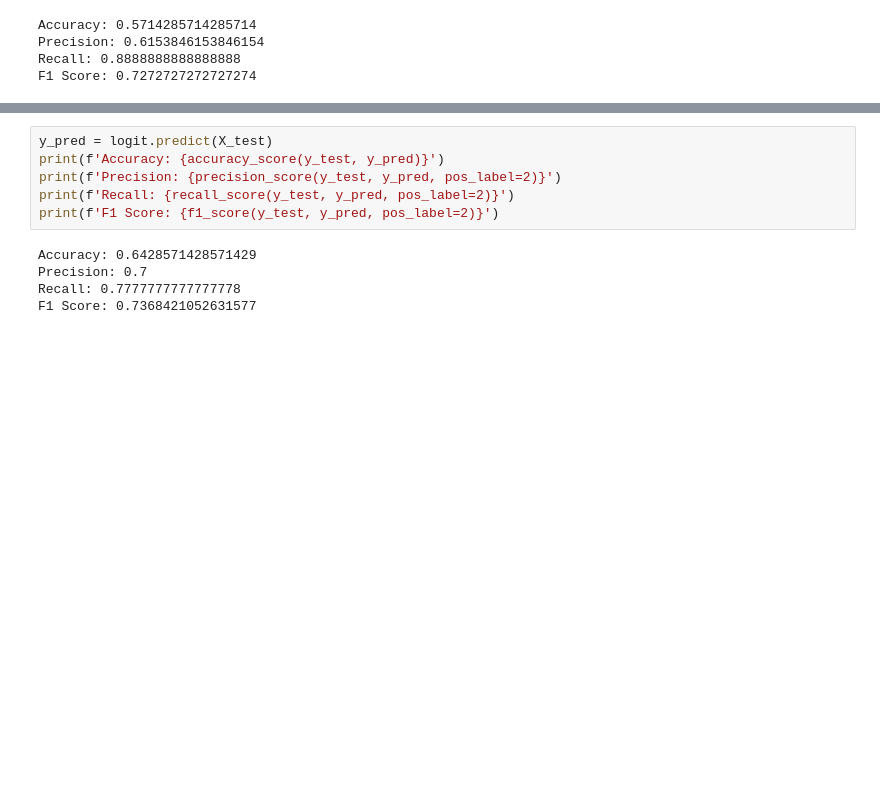
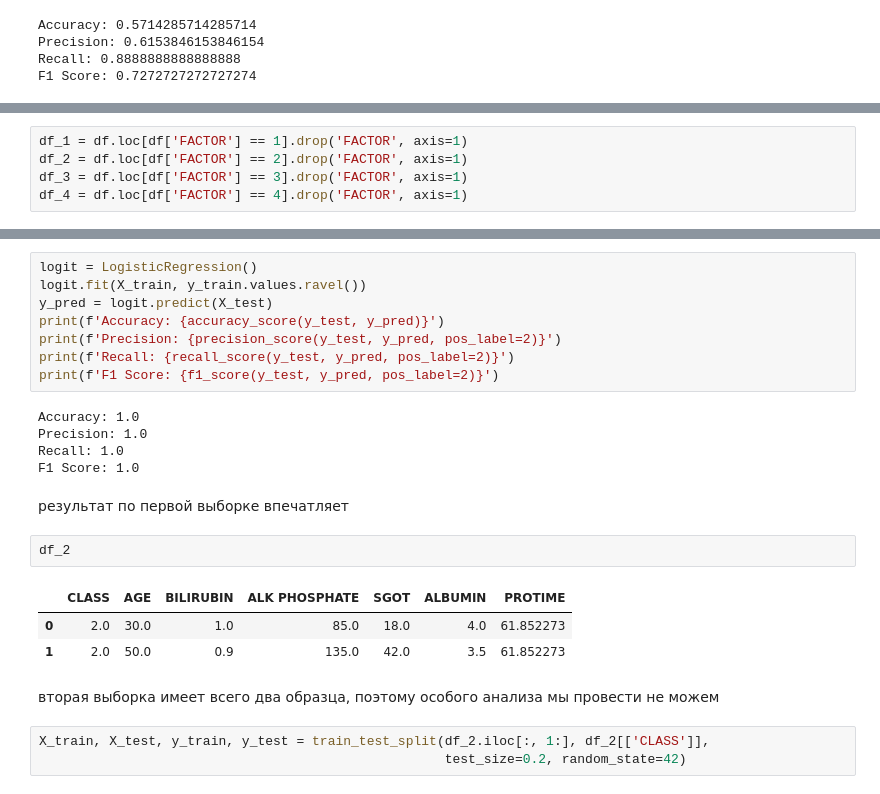
Before and after one commit to andrey13771/sophomore-labs, a Jupyter notebook: julia_lab2.ipynb, the cells around one changed output, grey strips where cells are left out. Cells and saved outputs as stored; diff of their text form; blank space fills up the shorter version.

```diff
--- a/julia_lab2.ipynb
+++ b/julia_lab2.ipynb
@@ -157 +169,6 @@ df_scaled.iloc[:, [1, 4, 5, 6, 7, 8]] = sc.fit_transform(df.iloc[:, [1, 4, 5, 6,
+# %%
+df_1 = df.loc[df['FACTOR'] == 1].drop('FACTOR', axis=1)
+df_2 = df.loc[df['FACTOR'] == 2].drop('FACTOR', axis=1)
+df_3 = df.loc[df['FACTOR'] == 3].drop('FACTOR', axis=1)
+df_4 = df.loc[df['FACTOR'] == 4].drop('FACTOR', axis=1)
 # %%
@@ -169,11 +203,26 @@ LogisticRegression(C=1.0, class_weight=None, dual=False, fit_intercept=True,
 # %%
+logit = LogisticRegression()
+logit.fit(X_train, y_train.values.ravel())
 y_pred = logit.predict(X_test)
 print(f'Accuracy: {accuracy_score(y_test, y_pred)}')
 print(f'Precision: {precision_score(y_test, y_pred, pos_label=2)}')
 print(f'Recall: {recall_score(y_test, y_pred, pos_label=2)}')
 print(f'F1 Score: {f1_score(y_test, y_pred, pos_label=2)}')
 # %% [output]
-Accuracy: 0.6428571428571429
-Precision: 0.7
-Recall: 0.7777777777777778
-F1 Score: 0.7368421052631577
+Accuracy: 1.0
+Precision: 1.0
+Recall: 1.0
+F1 Score: 1.0
+# %% [markdown]
+результат по первой выборке впечатляет
+# %%
+df_2
+# %% [output]
+|  | CLASS | AGE | BILIRUBIN | ALK PHOSPHATE | SGOT | ALBUMIN | PROTIME |
+| 0 | 2.0 | 30.0 | 1.0 | 85.0 | 18.0 | 4.0 | 61.852273 |
+| 1 | 2.0 | 50.0 | 0.9 | 135.0 | 42.0 | 3.5 | 61.852273 |
+# %% [markdown]
+вторая выборка имеет всего два образца, поэтому особого анализа мы провести не можем
+# %%
+X_train, X_test, y_train, y_test = train_test_split(df_2.iloc[:, 1:], df_2[['CLASS']],
+                                                    test_size=0.2, random_state=42)
```
Also changed, not shown: parts of 38 cells of this notebook, 1 other file.
